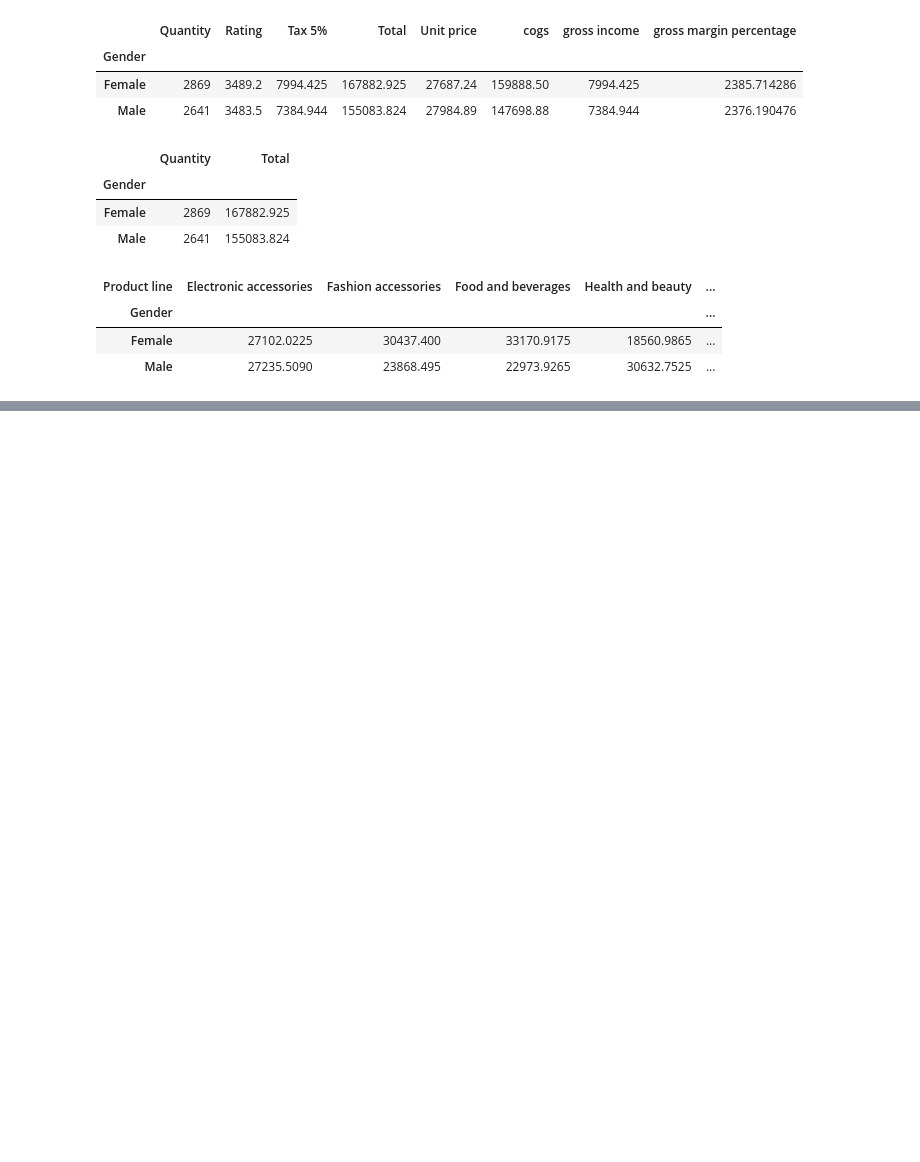
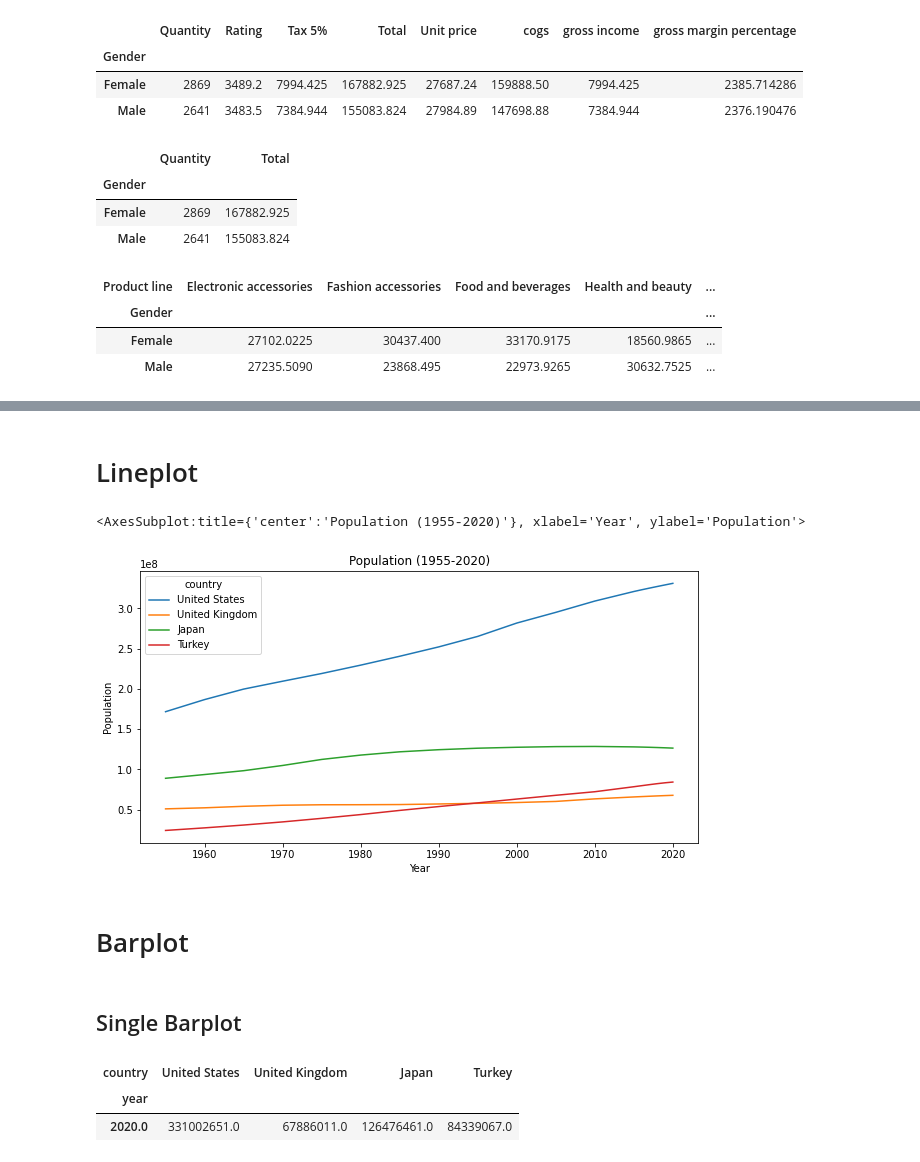
Before and after one commit to omrfyildiz/python-project, a Jupyter notebook: Pandas/pandas-exercise.ipynb, the cells around one changed output, grey strips where cells are left out. Drawn from its saved outputs; the diff is of its cells as text; code cells hidden in the pictures; blank space fills up the shorter version.

```diff
--- a/Pandas/pandas-exercise.ipynb
+++ b/Pandas/pandas-exercise.ipynb
@@ -623,0 +626,2 @@ df_sales.pivot_table(index="Gender", columns="Product line", values="Total", agg
+# %%
+df_population_raw_data = pd.read_csv('population_total.csv')
@@ -623,0 +644,6 @@ df_sales.pivot_table(index="Gender", columns="Product line", values="Total", agg
+# %%
+df_population_raw_data.dropna(inplace=True) #drop the rows with missing values and update the dataframe with 'inplace'
+# %%
+df_pivot = df_population_raw_data.pivot(index="year", columns="country", values="population")
+# %%
+df_selected_countries = df_pivot[['United States', 'United Kingdom', 'Japan','Turkey']]
@@ -623,0 +671,11 @@ df_sales.pivot_table(index="Gender", columns="Product line", values="Total", agg
+# %% [markdown]
+# Lineplot
+# %%
+df_selected_countries.plot(kind='line', xlabel='Year', ylabel='Population', title='Population (1955-2020)', figsize=(10,5))
+# %% [output]
+<AxesSubplot:title={'center':'Population (1955-2020)'}, xlabel='Year', ylabel='Population'>
+[figure, added]
+# %% [markdown]
+# Barplot
+# %% [markdown]
+## Single Barplot
@@ -623,0 +684,6 @@ df_sales.pivot_table(index="Gender", columns="Product line", values="Total", agg
+# %%
+df_selected_countries_2020
+# %% [output]
+| country | United States | United Kingdom | Japan | Turkey |
+| year |  |  |  |  |
+| 2020.0 | 331002651.0 | 67886011.0 | 126476461.0 | 84339067.0 |
```
Also changed, not shown: parts of 6 cells of this notebook.
